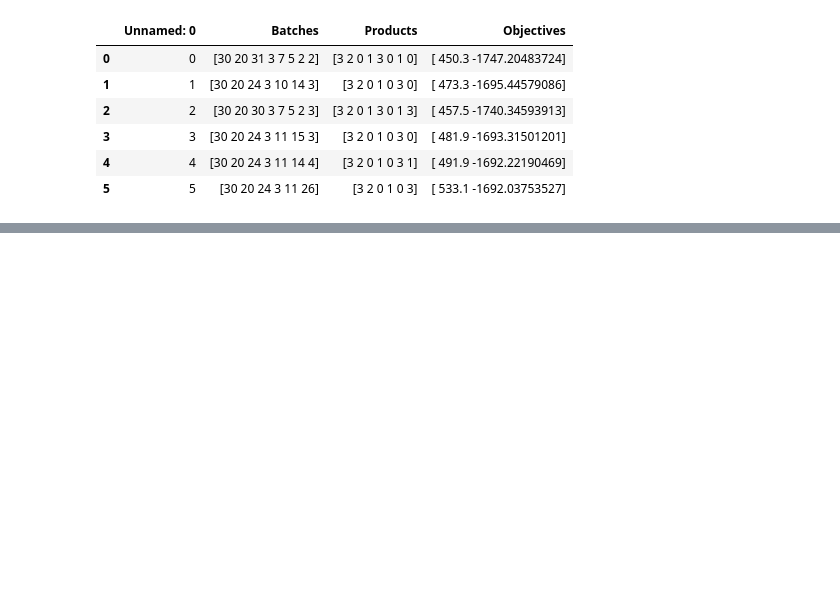
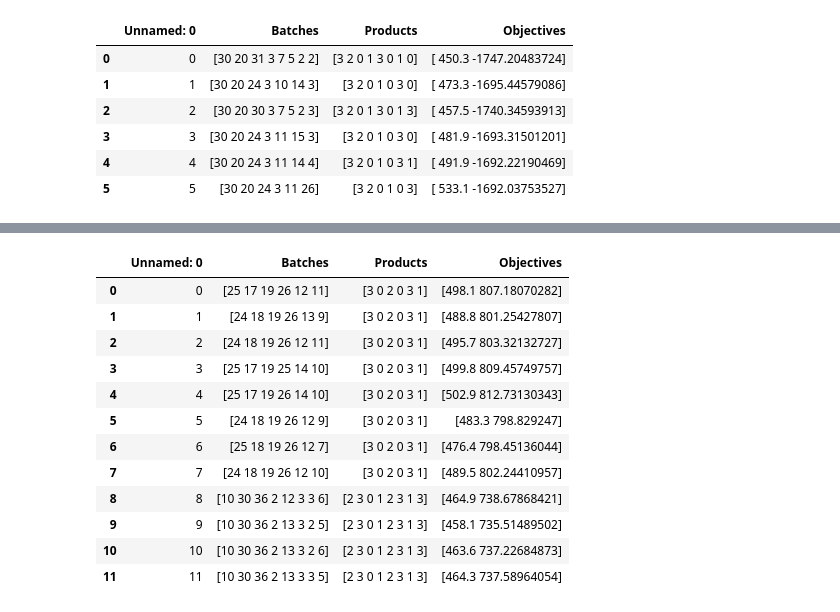
Before and after one commit to DTKx/capacityplanpy, a Jupyter notebook: 02_implementacao/parse_raw.ipynb, the cells around one changed output, grey strips where cells are left out. Saved outputs shown, nothing was run; the diff lists cells and outputs as text; code cells hidden in the pictures; blank space fills up the shorter version.

```diff
--- a/02_implementacao/parse_raw.ipynb
+++ b/02_implementacao/parse_raw.ipynb
@@ -778,0 +806,4 @@ results
+# %%
+name="22-115"
+result=pd.read_csv(root_path_analysis+name+'.csv')# Import from csv
+result
@@ -778,0 +816,17 @@ results
+# %%
+results=pd.read_csv(root_path_analysis+name+"solutions.csv")# Import from csv
+results
+# %% [output]
+|  | Unnamed: 0 | Batches | Products | Objectives |
+| 0 | 0 | [25 17 19 26 12 11] | [3 0 2 0 3 1] | [498.1 807.18070282] |
+| 1 | 1 | [24 18 19 26 13 9] | [3 0 2 0 3 1] | [488.8 801.25427807] |
+| 2 | 2 | [24 18 19 26 12 11] | [3 0 2 0 3 1] | [495.7 803.32132727] |
+| 3 | 3 | [25 17 19 25 14 10] | [3 0 2 0 3 1] | [499.8 809.45749757] |
+| 4 | 4 | [25 17 19 26 14 10] | [3 0 2 0 3 1] | [502.9 812.73130343] |
+| 5 | 5 | [24 18 19 26 12 9] | [3 0 2 0 3 1] | [483.3 798.829247] |
+| 6 | 6 | [25 18 19 26 12 7] | [3 0 2 0 3 1] | [476.4 798.45136044] |
+| 7 | 7 | [24 18 19 26 12 10] | [3 0 2 0 3 1] | [489.5 802.24410957] |
+| 8 | 8 | [10 30 36 2 12 3 3 6] | [2 3 0 1 2 3 1 3] | [464.9 738.67868421] |
+| 9 | 9 | [10 30 36 2 13 3 2 5] | [2 3 0 1 2 3 1 3] | [458.1 735.51489502] |
+| 10 | 10 | [10 30 36 2 13 3 2 6] | [2 3 0 1 2 3 1 3] | [463.6 737.22684873] |
+| 11 | 11 | [10 30 36 2 13 3 3 5] | [2 3 0 1 2 3 1 3] | [464.3 737.58964054] |
```
Also changed, not shown: parts of 12 cells of this notebook, 1 other file.
